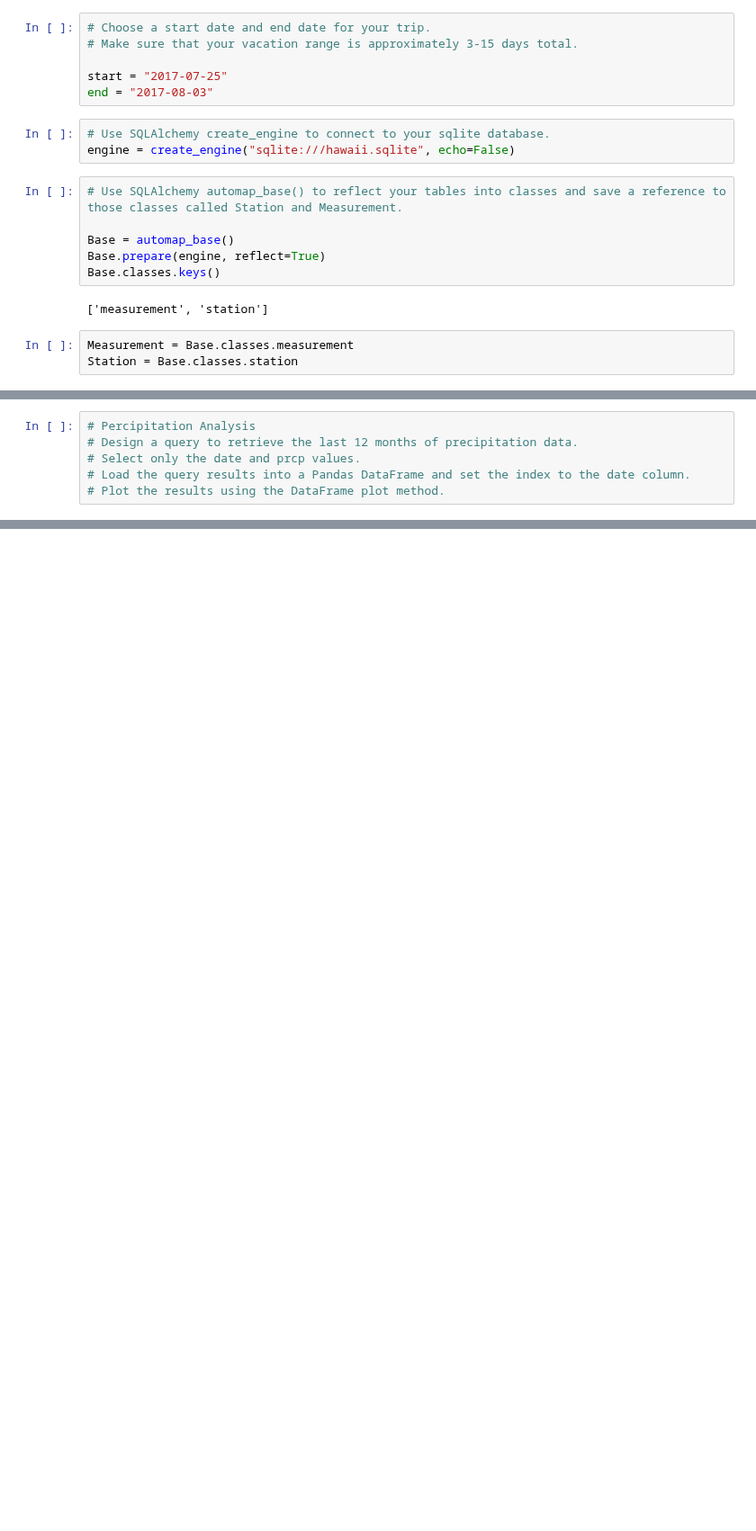
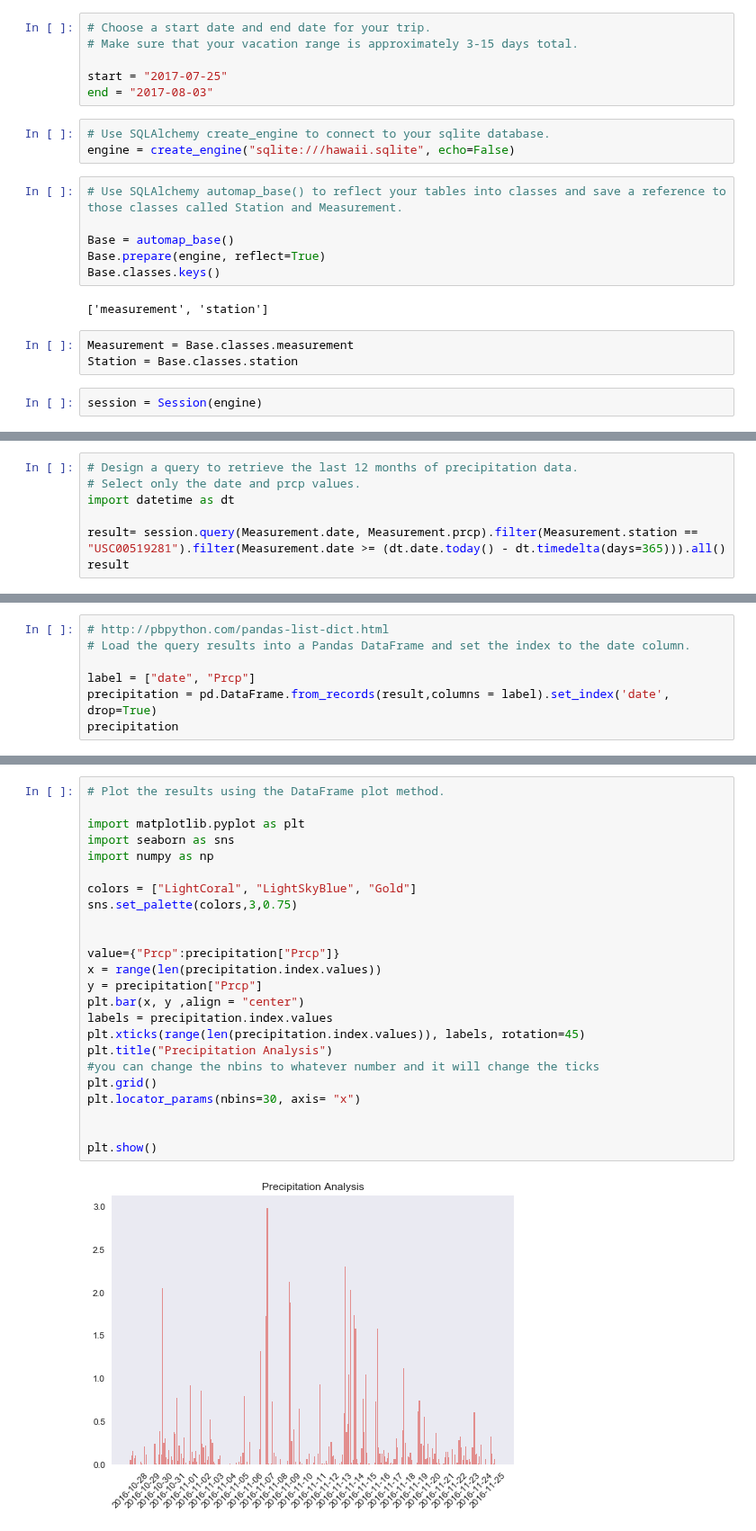
Before and after one commit to EmilySakata/climate_analysis, a Jupyter notebook: climate_analysis.ipynb, the cells around one changed output, grey strips where cells are left out. Shown at 90% size. Saved outputs shown, nothing was run; the diff lists cells and outputs as text; blank space fills up the shorter version.

Commit message:
update climate analysis data for steps for active status analysis

```diff
--- a/climate_analysis.ipynb
+++ b/climate_analysis.ipynb
@@ -32,3 +32,5 @@ Base.classes.keys()
 # %%
 Measurement = Base.classes.measurement
 Station = Base.classes.station
+# %%
+session = Session(engine)
@@ -35,6 +42,7 @@ Station = Base.classes.station
 # %%
-# Percipitation Analysis
 # Design a query to retrieve the last 12 months of precipitation data.
 # Select only the date and prcp values.
-# Load the query results into a Pandas DataFrame and set the index to the date column.
-# Plot the results using the DataFrame plot method.
+import datetime as dt
+
+result= session.query(Measurement.date, Measurement.prcp).filter(Measurement.station == "USC00519281").filter(Measurement.date >= (dt.date.today() - dt.timedelta(days=365))).all()
+result
@@ -40,0 +67,7 @@ Station = Base.classes.station
+# %%
+# http://pbpython.com/pandas-list-dict.html
+# Load the query results into a Pandas DataFrame and set the index to the date column.
+
+label = ["date", "Prcp"]
+precipitation = pd.DataFrame.from_records(result,columns = label).set_index('date', drop=True)
+precipitation
@@ -40,0 +94,26 @@ Station = Base.classes.station
+# %%
+# Plot the results using the DataFrame plot method.
+
+import matplotlib.pyplot as plt
+import seaborn as sns
+import numpy as np
+
+colors = ["LightCoral", "LightSkyBlue", "Gold"]
+sns.set_palette(colors,3,0.75)
+
+
+value={"Prcp":precipitation["Prcp"]}
+x = range(len(precipitation.index.values))
+y = precipitation["Prcp"]
+plt.bar(x, y ,align = "center")
+labels = precipitation.index.values
+plt.xticks(range(len(precipitation.index.values)), labels, rotation=45)
+plt.title("Precipitation Analysis")
+#you can change the nbins to whatever number and it will change the ticks
+plt.grid()
+plt.locator_params(nbins=30, axis= "x")
+
+
+plt.show()
+# %% [output]
+[figure, added]
```
Also changed, not shown: parts of 11 cells of this notebook.
